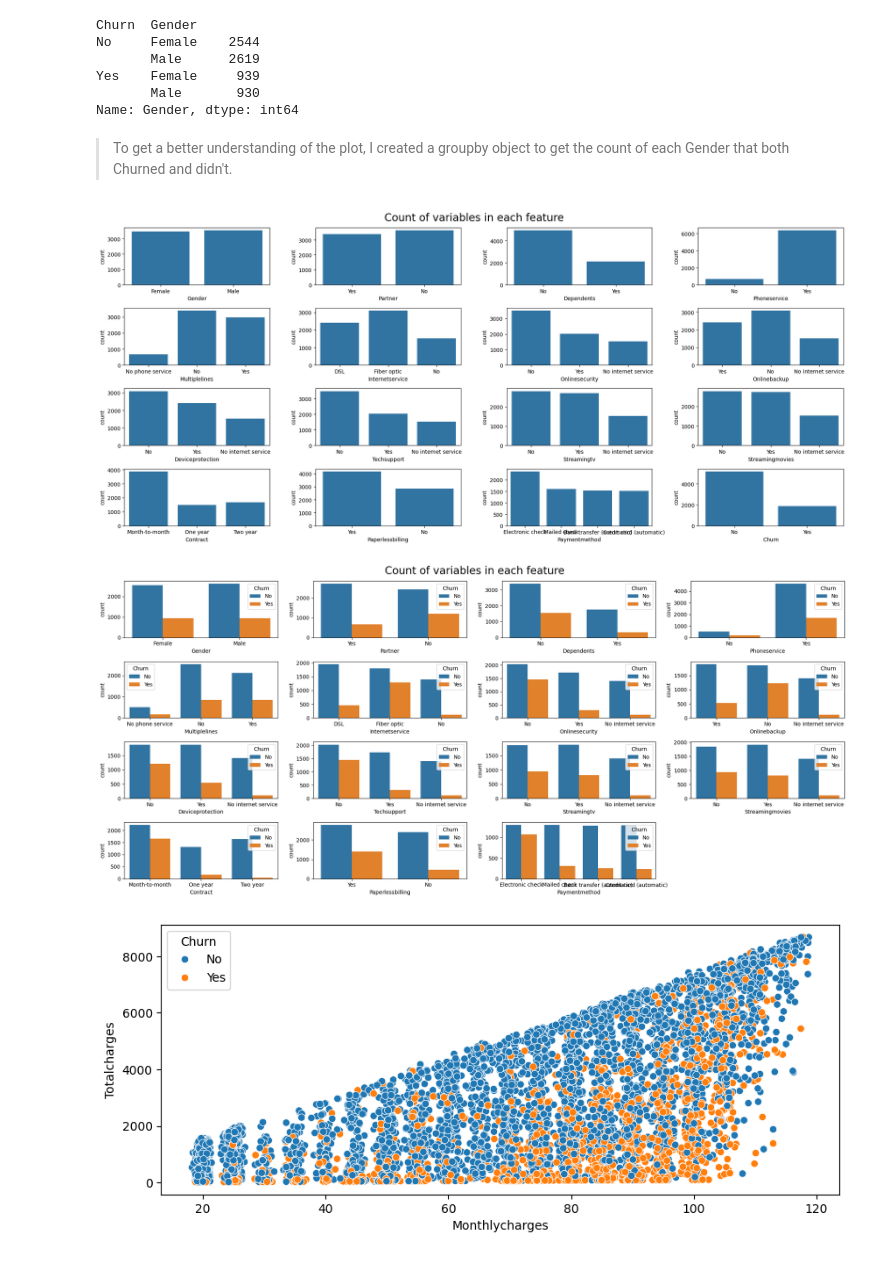
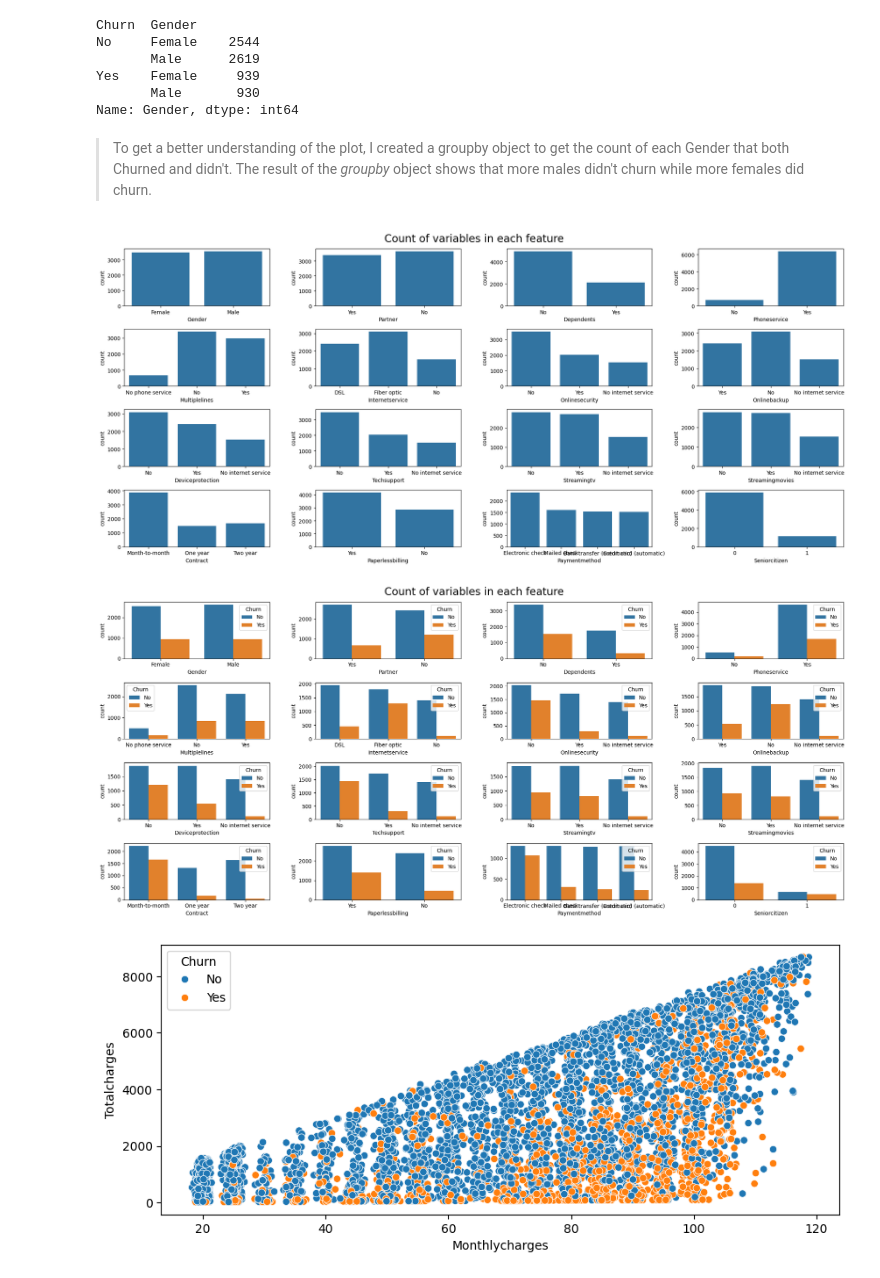
Before and after one commit to AduragbemiOyinlola/Churn, a Jupyter notebook: churn.ipynb, the cells around one changed output. Drawn from its saved outputs; the diff is of its cells as text; code cells hidden in the pictures.

```diff
--- a/churn.ipynb
+++ b/churn.ipynb
@@ -362,13 +363,13 @@ Yes    Female     939
        Male       930
 Name: Gender, dtype: int64
 # %% [markdown]
-> To get a better understanding of the plot, I created a groupby object to get the count of each Gender that both Churned and didn't.
+> To get a better understanding of the plot, I created a groupby object to get the count of each Gender that both Churned and didn't. The result of the _groupby_ object shows that more males didn't churn while more females did churn.
 # %%
 # created a list of categorical columns in the dataset to be converted to numerical columns
 cat_feat = ['Gender', 'Partner', 'Dependents', 'Phoneservice',
        'Multiplelines', 'Internetservice', 'Onlinesecurity', 'Onlinebackup',
        'Deviceprotection', 'Techsupport', 'Streamingtv', 'Streamingmovies',
-       'Contract', 'Paperlessbilling', 'Paymentmethod', 'Churn']
+       'Contract', 'Paperlessbilling', 'Paymentmethod', 'Seniorcitizen']
 
 plt.figure(figsize=(20, 9))
 plt.subplots_adjust(wspace=0.3)
@@ -379,24 +380,24 @@ for i, feat in enumerate(cat_feat):
     sns.countplot(x=df[feat], data=df)
 plt.tight_layout()
 # %% [output]
-[figure, old version]
+[figure, new version]
 # %%
 # created a list of categorical columns in the dataset to be converted to numerical columns
 cat_feat = ['Gender', 'Partner', 'Dependents', 'Phoneservice',
        'Multiplelines', 'Internetservice', 'Onlinesecurity', 'Onlinebackup',
        'Deviceprotection', 'Techsupport', 'Streamingtv', 'Streamingmovies',
-       'Contract', 'Paperlessbilling', 'Paymentmethod']
+       'Contract', 'Paperlessbilling', 'Paymentmethod', 'Seniorcitizen']
 hue = df['Churn']
 plt.figure(figsize=(20, 9))
 plt.subplots_adjust(wspace=0.3)
 plt.suptitle('Count of variables in each feature', size=20)
 
 for i, feat in enumerate(cat_feat):
     plt.subplot(4, 4, i+1)
     sns.countplot(x=df[feat], data=df, hue=hue)
 plt.tight_layout()
 # %% [output]
-[figure, old version]
+[figure, new version]
 # %%
 plt.figure(figsize=(10, 4))
 sns.scatterplot(x='Monthlycharges', y='Totalcharges', hue='Churn', data=df);
```
Also changed, not shown: parts of 3 cells of this notebook.
